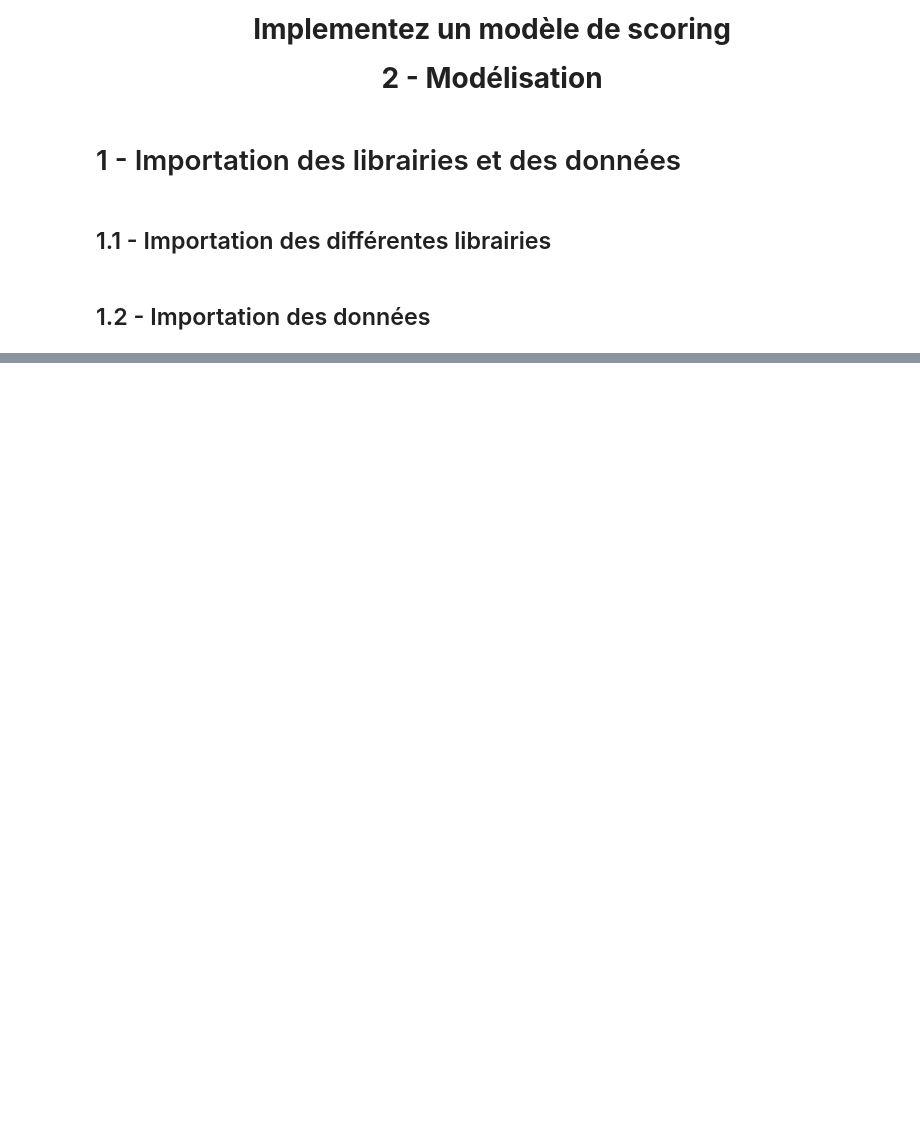
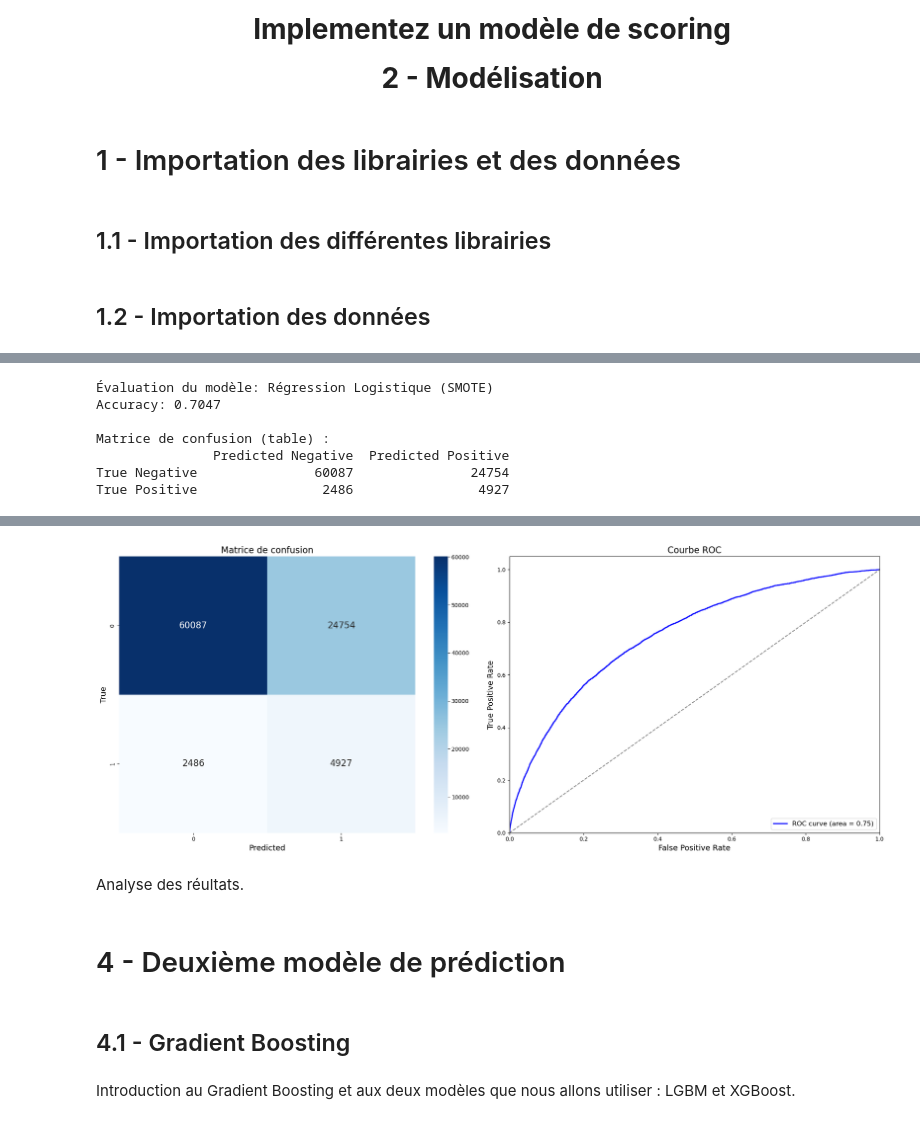
Before and after one commit to GaryMauger/P7_implementer_modele_scoring, a Jupyter notebook: Projet_7_2.ipynb, the cells around one changed output, grey strips where cells are left out. Drawn from its saved outputs; the diff is of its cells as text; code cells hidden in the pictures; blank space fills up the shorter version.

```diff
--- a/Projet_7_2.ipynb
+++ b/Projet_7_2.ipynb
@@ -219,40 +504,0 @@ models = {
-# %%
-# Initialisation d'un DataFrame pour stocker les résultats
-results_df = pd.DataFrame(columns=['Model', 'AUC_mean', 'Accuracy_mean', 'Fit_time_mean', 'Score_time_mean'])
-
-# Évaluation de chaque modèle avec cross_validate
-for name, model in models.items():
-    with mlflow.start_run(run_name=name):
-        scores = cross_validate(model, X_train_smote, y_train_smote, cv=5,
-                                scoring={'AUC': 'roc_auc', 'Accuracy': 'accuracy'},
-                                return_train_score=False, n_jobs=-1)
-
-        # Calcul des moyennes
-        auc_mean = np.mean(scores['test_AUC'])
-        accuracy_mean = np.mean(scores['test_Accuracy'])
-        fit_time_mean = np.mean(scores['fit_time'])
-        score_time_mean = np.mean(scores['score_time'])
-
-        # Logging dans MLFlow
-        mlflow.log_param("Model", name)
-        mlflow.log_metric("AUC_mean", auc_mean)
-        mlflow.log_metric("Accuracy_mean", accuracy_mean)
-        mlflow.log_metric("Fit_time_mean", fit_time_mean)
-        mlflow.log_metric("Score_time_mean", score_time_mean)
-
-        # Enregistrement du modèle dans MLFlow
-        mlflow.sklearn.log_model(model, "model")
-
-        # Stockage dans DataFrame des résultats
-        new_row = pd.DataFrame({
-            'Model': [name],
-            'AUC_mean': [auc_mean],
-            'Accuracy_mean': [accuracy_mean],
-            'Fit_time_mean': [fit_time_mean],
-            'Score_time_mean': [score_time_mean]
-        })
-
-        results_df = pd.concat([results_df, new_row], ignore_index=True)
-
-# Affichage des résultats :
-print(results_df)
@@ -260,0 +559,13 @@ mlflow.end_run()
+# %%
+# Évaluer chaque modèle
+for model_name, model in models.items():
+    print(f"Évaluation du modèle: {model_name}")
+    evaluate_model(model, X_train_split_smote, y_train_split_smote, X_val, y_val, model_name)
+# %% [output]
+Évaluation du modèle: Régression Logistique (SMOTE)
+Accuracy: 0.7047
+
+Matrice de confusion (table) :
+               Predicted Negative  Predicted Positive
+True Negative               60087               24754
+True Positive                2486                4927
@@ -260,0 +573,5 @@ mlflow.end_run()
+[figure, added]
+# %% [markdown]
+Analyse des réultats.
+# %% [markdown]
+# 4 - Deuxième modèle de prédiction
@@ -260,0 +583,4 @@ mlflow.end_run()
+# %% [markdown]
+## 4.1 - Gradient Boosting
+# %% [markdown]
+Introduction au Gradient Boosting et aux deux modèles que nous allons utiliser : LGBM et XGBoost.
```
Also changed, not shown: parts of 52 cells of this notebook, 1 other file.
